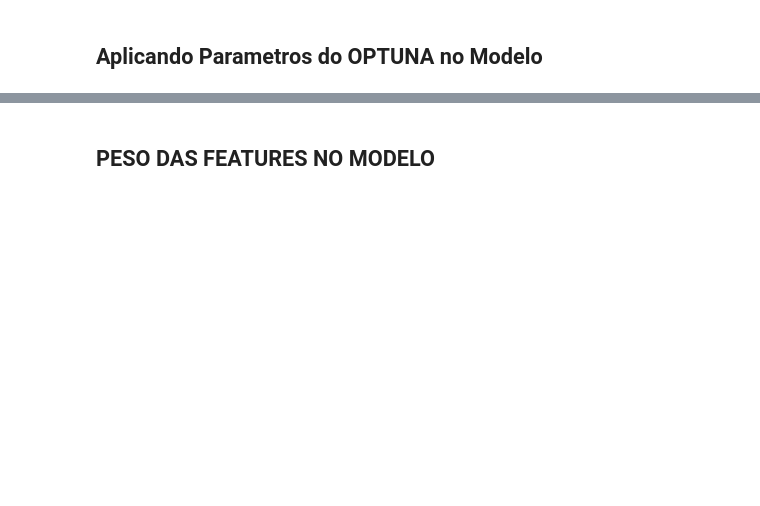
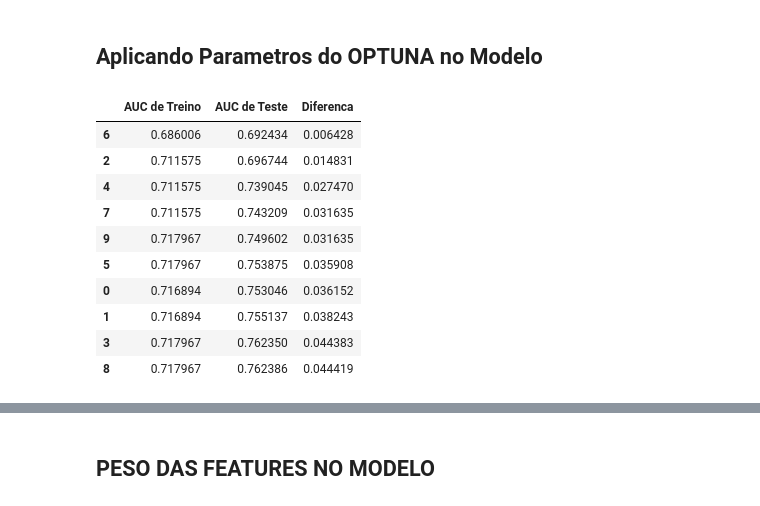
Before and after one commit to j2evaldo/Manutencao, a Jupyter notebook: 00_Manutencao.ipynb, the cells around one changed output, grey strips where cells are left out. Cells and saved outputs as stored; diff of their text form; code cells hidden in the pictures; blank space fills up the shorter version.

```diff
--- a/00_Manutencao.ipynb
+++ b/00_Manutencao.ipynb
@@ -441,39 +513,46 @@ print('Melhores hiperparâmetros:', best_params)
 # %%
 roc_train = []
 roc_test = []
 target_train = []
 target_test = []
-modelo = LogisticRegression(solver='newton-cg', C= 0.0028429269880748463)
+modelo = LogisticRegression(solver='lbfgs', C= 0.0015195061037723645, fit_intercept=True, tol=0.002087326288556484)
 
 for train_index, test_index in particoes.split(x,y): # Aqui colocamos o parâmetro y para que o particionador saiba calcular as proporções
 
     # Separa a base
     X_train, X_test = x.iloc[train_index], x.iloc[test_index]
     y_train, y_test = y.iloc[train_index], y.iloc[test_index]
 
-    # Calculando Percentual de 0 e 1
-    target_train.append(np.where(y_train ==  1,1,0).mean())
-    target_test.append(np.where(y_test == 1,1,0).mean())
-
-    # Colocando parametros para verificar se o modelo melhorou
 
     modelo.fit(X_train, y_train)
 
     # AUC de Treino
     prob_train = modelo.predict_proba(X_train)[:,1]
     threshold_train = np.percentile(prob_train, 35)
     previsao_train = np.where(prob_train >= threshold_train, 1, 0)
     roc_train.append(roc_auc_score(y_train, previsao_train))
 
     # AUC de Teste
     prob_test = modelo.predict_proba(X_test)[:,1]
     threshold_test = np.percentile(prob_test, 35)
     previsao_test = np.where(prob_train >= threshold, 1, 0)
     roc_test.append(roc_auc_score(y_train, previsao_test))
 
 
-resultado = pd.DataFrame({"Target de Treino":target_train,"Target de Teste":target_test,"AUC de Treino":roc_train, "AUC de Teste":roc_test})
+resultado = pd.DataFrame({"AUC de Treino":roc_train, "AUC de Teste":roc_test})
 resultado['Diferenca']= abs(resultado['AUC de Treino'] - resultado['AUC de Teste'])
 resultado.sort_values(by='Diferenca')
+# %% [output]
+|  | AUC de Treino | AUC de Teste | Diferenca |
+| 6 | 0.686006 | 0.692434 | 0.006428 |
+| 2 | 0.711575 | 0.696744 | 0.014831 |
+| 4 | 0.711575 | 0.739045 | 0.027470 |
+| 7 | 0.711575 | 0.743209 | 0.031635 |
+| 9 | 0.717967 | 0.749602 | 0.031635 |
+| 5 | 0.717967 | 0.753875 | 0.035908 |
+| 0 | 0.716894 | 0.753046 | 0.036152 |
+| 1 | 0.716894 | 0.755137 | 0.038243 |
+| 3 | 0.717967 | 0.762350 | 0.044383 |
+| 8 | 0.717967 | 0.762386 | 0.044419 |
 # %%
 resultado.describe().loc[['mean','std']][['AUC de Treino','AUC de Teste']]
```
Also changed, not shown: parts of 13 cells of this notebook.
